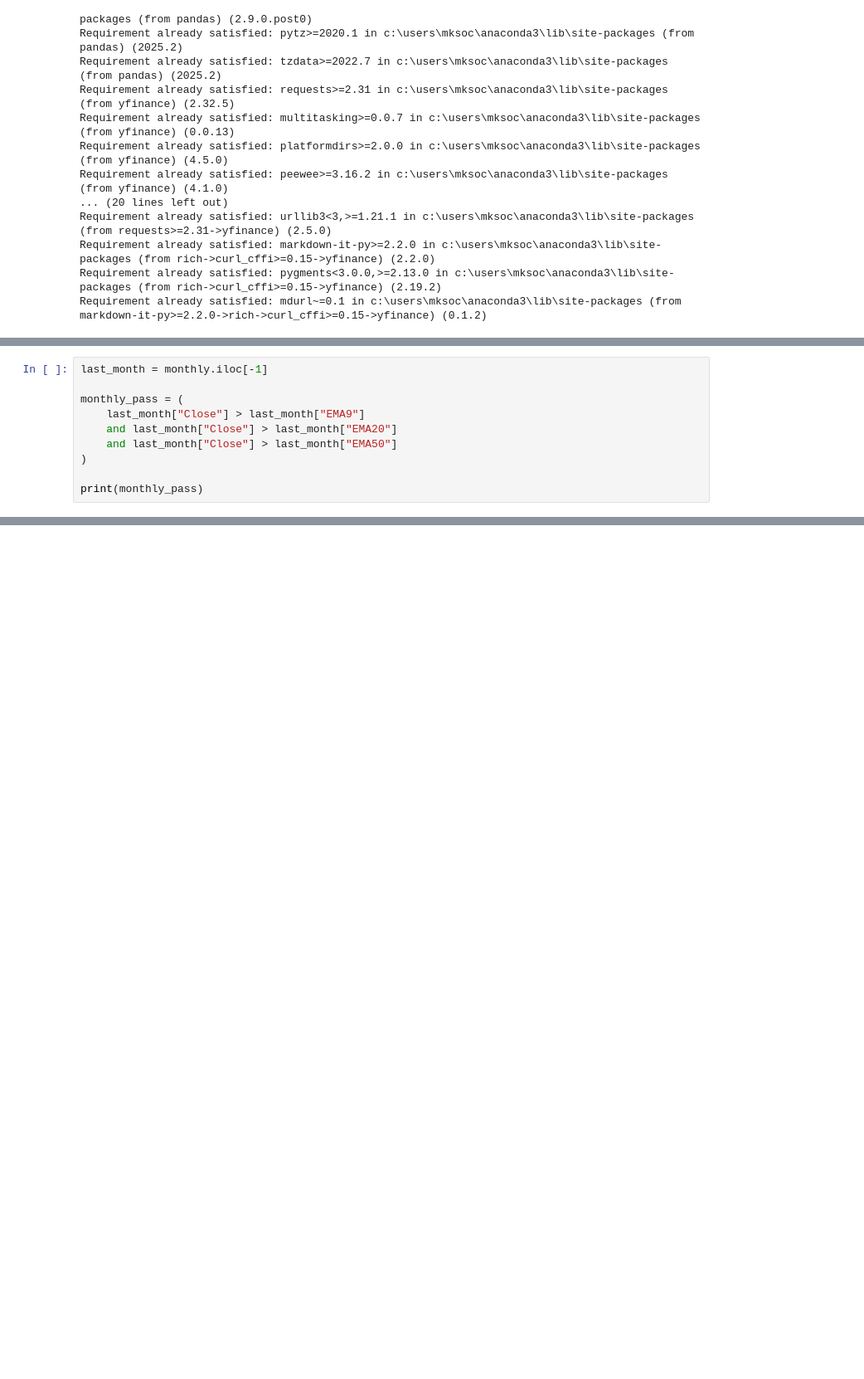
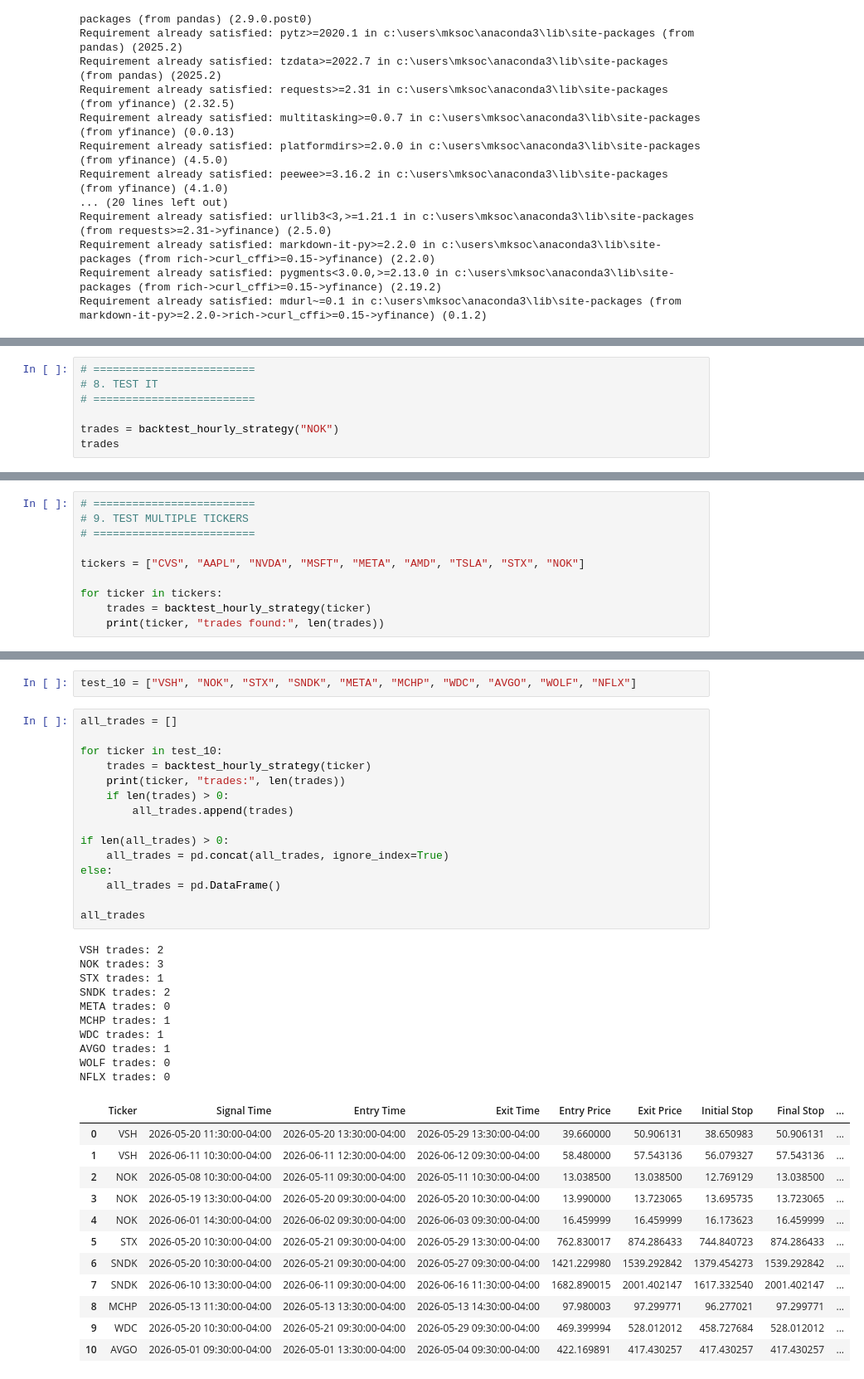
Before and after one commit to michellelclaw-svg/Secure-Algorithmic-Trading-Platform-, a Jupyter notebook: notebooks/strategy_research.ipynb, the cells around one changed output, grey strips where cells are left out. Shown at 83% size. Cells and saved outputs as stored; diff of their text form; blank space fills up the shorter version.

```diff
--- a/notebooks/strategy_research.ipynb
+++ b/notebooks/strategy_research.ipynb
@@ -146,11 +419,8 @@ monthly.tail()
 # %%
-last_month = monthly.iloc[-1]
+# =========================
+# 8. TEST IT
+# =========================
 
-monthly_pass = (
-    last_month["Close"] > last_month["EMA9"]
-    and last_month["Close"] > last_month["EMA20"]
-    and last_month["Close"] > last_month["EMA50"]
-)
-
-print(monthly_pass)
+trades = backtest_hourly_strategy("NOK")
+trades
 # %% [output]
@@ -157,0 +431,10 @@ True
+# %%
+# =========================
+# 9. TEST MULTIPLE TICKERS
+# =========================
+
+tickers = ["CVS", "AAPL", "NVDA", "MSFT", "META", "AMD", "TSLA", "STX", "NOK"]
+
+for ticker in tickers:
+    trades = backtest_hourly_strategy(ticker)
+    print(ticker, "trades found:", len(trades))
@@ -157,0 +481,40 @@ True
+# %%
+test_10 = ["VSH", "NOK", "STX", "SNDK", "META", "MCHP", "WDC", "AVGO", "WOLF", "NFLX"]
+# %%
+all_trades = []
+
+for ticker in test_10:
+    trades = backtest_hourly_strategy(ticker)
+    print(ticker, "trades:", len(trades))
+    if len(trades) > 0:
+        all_trades.append(trades)
+
+if len(all_trades) > 0:
+    all_trades = pd.concat(all_trades, ignore_index=True)
+else:
+    all_trades = pd.DataFrame()
+
+all_trades
+# %% [output]
+VSH trades: 2
+NOK trades: 3
+STX trades: 1
+SNDK trades: 2
+META trades: 0
+MCHP trades: 1
+WDC trades: 1
+AVGO trades: 1
+WOLF trades: 0
+NFLX trades: 0
+|  | Ticker | Signal Time | Entry Time | Exit Time | Entry Price | Exit Price | Initial Stop | Final Stop | ... |
+| 0 | VSH | 2026-05-20 11:30:00-04:00 | 2026-05-20 13:30:00-04:00 | 2026-05-29 13:30:00-04:00 | 39.660000 | 50.906131 | 38.650983 | 50.906131 | ... |
+| 1 | VSH | 2026-06-11 10:30:00-04:00 | 2026-06-11 12:30:00-04:00 | 2026-06-12 09:30:00-04:00 | 58.480000 | 57.543136 | 56.079327 | 57.543136 | ... |
+| 2 | NOK | 2026-05-08 10:30:00-04:00 | 2026-05-11 09:30:00-04:00 | 2026-05-11 10:30:00-04:00 | 13.038500 | 13.038500 | 12.769129 | 13.038500 | ... |
+| 3 | NOK | 2026-05-19 13:30:00-04:00 | 2026-05-20 09:30:00-04:00 | 2026-05-20 10:30:00-04:00 | 13.990000 | 13.723065 | 13.695735 | 13.723065 | ... |
+| 4 | NOK | 2026-06-01 14:30:00-04:00 | 2026-06-02 09:30:00-04:00 | 2026-06-03 09:30:00-04:00 | 16.459999 | 16.459999 | 16.173623 | 16.459999 | ... |
+| 5 | STX | 2026-05-20 10:30:00-04:00 | 2026-05-21 09:30:00-04:00 | 2026-05-29 13:30:00-04:00 | 762.830017 | 874.286433 | 744.840723 | 874.286433 | ... |
+| 6 | SNDK | 2026-05-20 10:30:00-04:00 | 2026-05-21 09:30:00-04:00 | 2026-05-27 09:30:00-04:00 | 1421.229980 | 1539.292842 | 1379.454273 | 1539.292842 | ... |
+| 7 | SNDK | 2026-06-10 13:30:00-04:00 | 2026-06-11 09:30:00-04:00 | 2026-06-16 11:30:00-04:00 | 1682.890015 | 2001.402147 | 1617.332540 | 2001.402147 | ... |
+| 8 | MCHP | 2026-05-13 11:30:00-04:00 | 2026-05-13 13:30:00-04:00 | 2026-05-13 14:30:00-04:00 | 97.980003 | 97.299771 | 96.277021 | 97.299771 | ... |
+| 9 | WDC | 2026-05-20 10:30:00-04:00 | 2026-05-21 09:30:00-04:00 | 2026-05-29 09:30:00-04:00 | 469.399994 | 528.012012 | 458.727684 | 528.012012 | ... |
+| 10 | AVGO | 2026-05-01 09:30:00-04:00 | 2026-05-01 13:30:00-04:00 | 2026-05-04 09:30:00-04:00 | 422.169891 | 417.430257 | 417.430257 | 417.430257 | ... |
```
Also changed, not shown: parts of 21 cells of this notebook, 2 other files.
